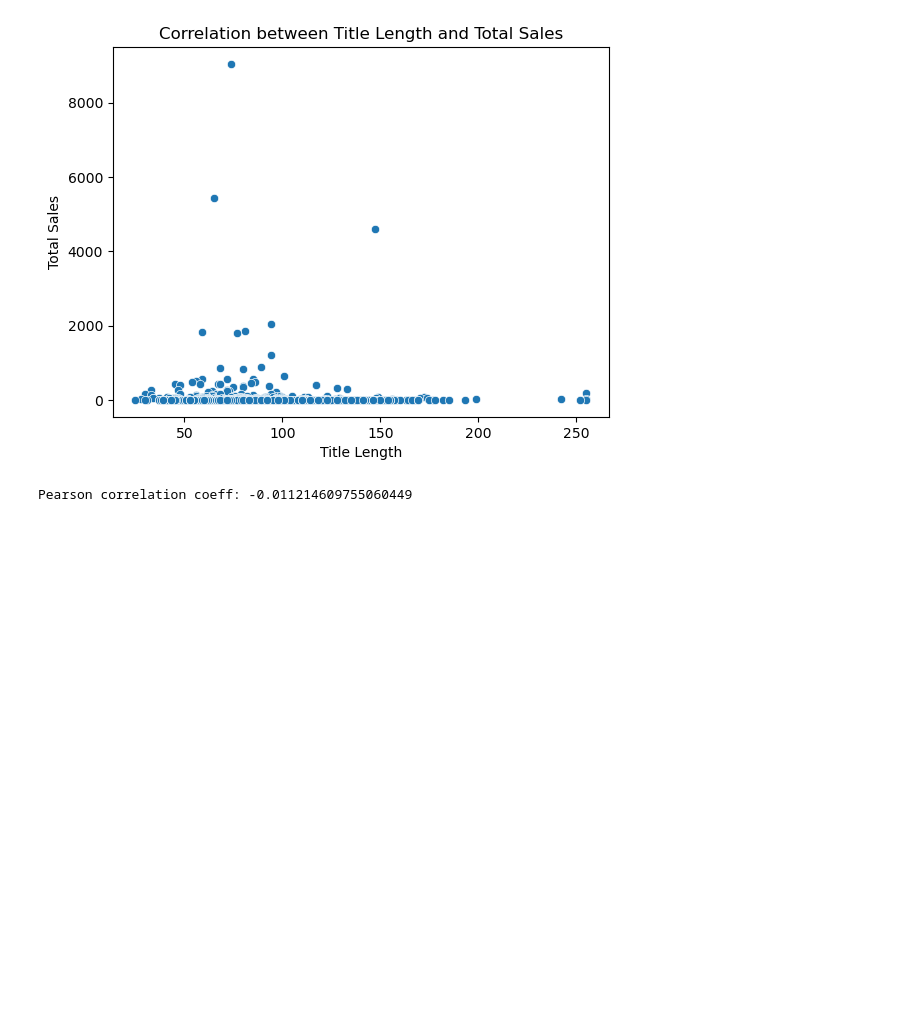
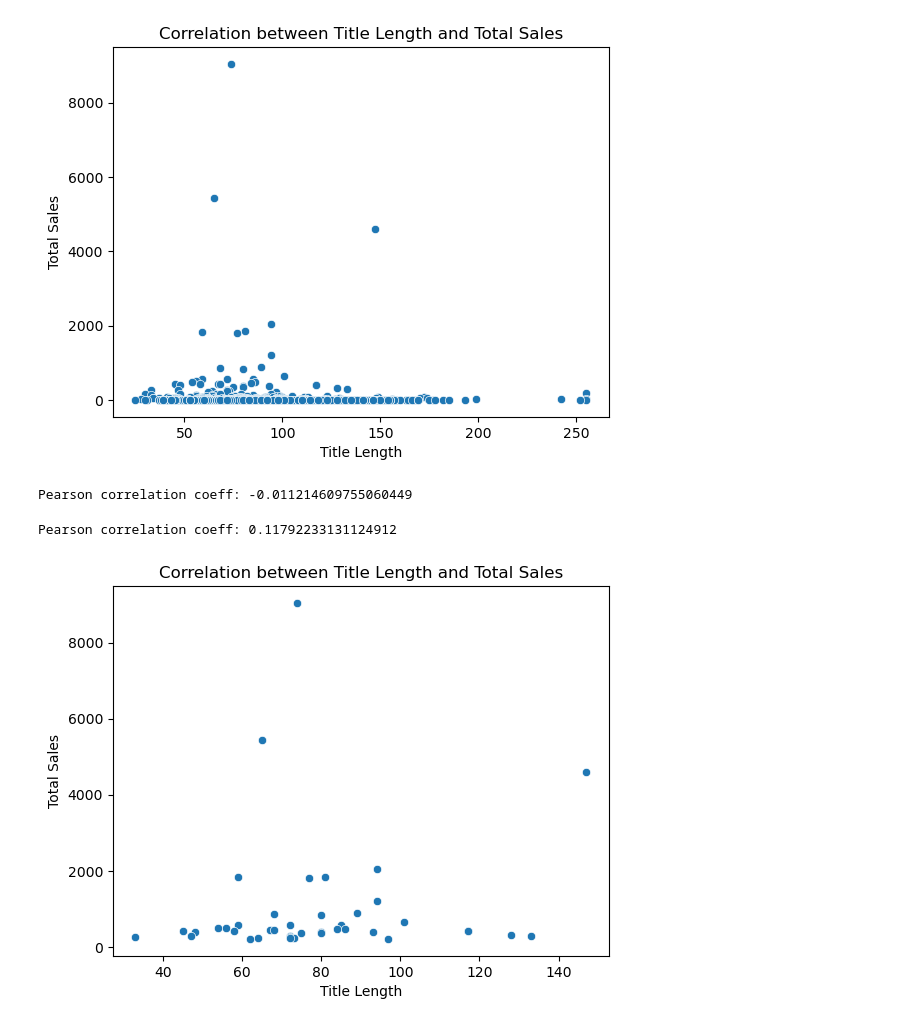
Before and after one commit to florentianayuwono/product-title-optimization, a Jupyter notebook: earrings_analysis.ipynb, the cells around one changed output. Drawn from its saved outputs; the diff is of its cells as text; code cells hidden in the pictures; blank space fills up the shorter version.

Commit message:
Plot correlation for filtered sales

```diff
--- a/earrings_analysis.ipynb
+++ b/earrings_analysis.ipynb
@@ -204,3 +204,18 @@ correlation_coef = df3['title_length'].corr(df3['total_sales'])
 print("Pearson correlation coeff:", correlation_coef)
 # %% [output]
 Pearson correlation coeff: -0.011214609755060449
+# %%
+df4 = df3[df3['total_sales'] > 200]
+correlation_coef = df4['title_length'].corr(df4['total_sales'])
+print("Pearson correlation coeff:", correlation_coef)
+
+plot_data = df4.drop(['product_title'], axis=1)
+
+sns.scatterplot(data=plot_data, x='title_length', y='total_sales')
+plt.xlabel('Title Length')
+plt.ylabel('Total Sales')
+plt.title('Correlation between Title Length and Total Sales')
+plt.show()
+# %% [output]
+Pearson correlation coeff: 0.11792233131124912
+[figure, added]
```
